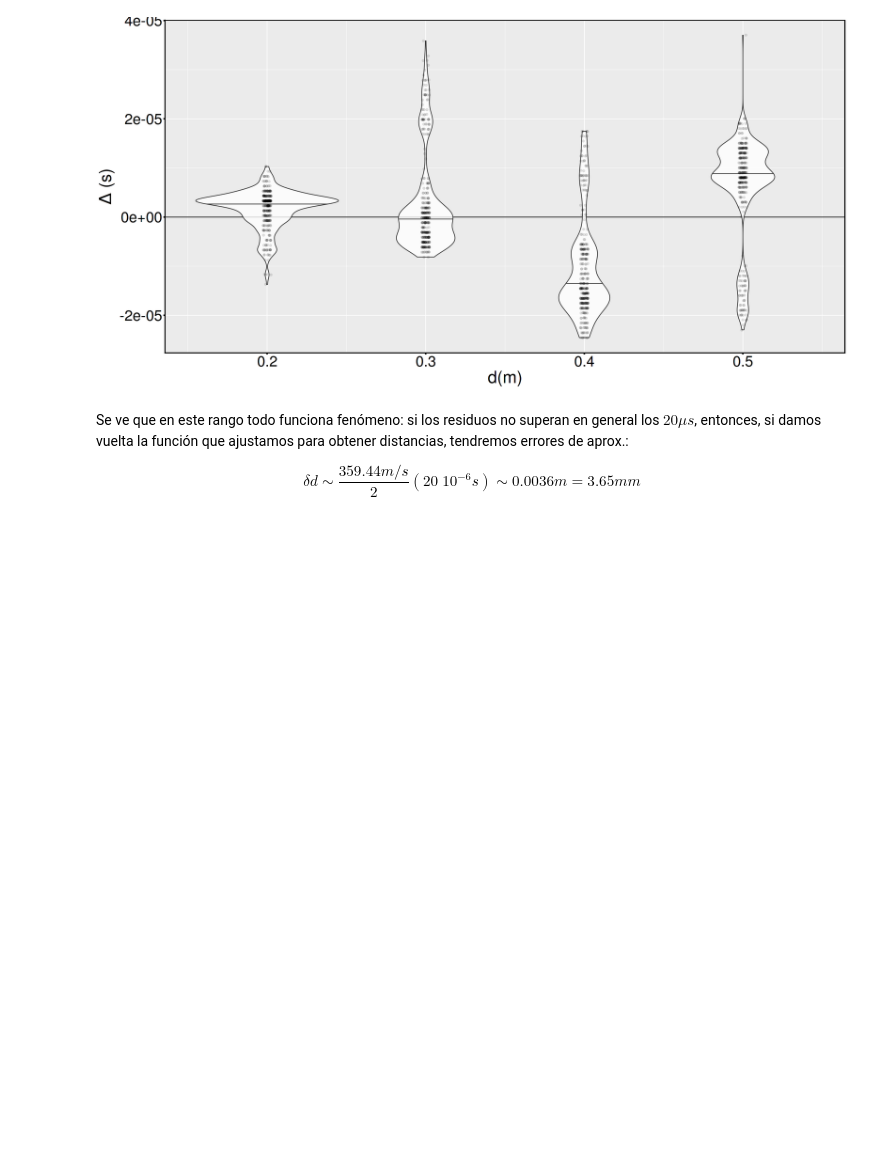
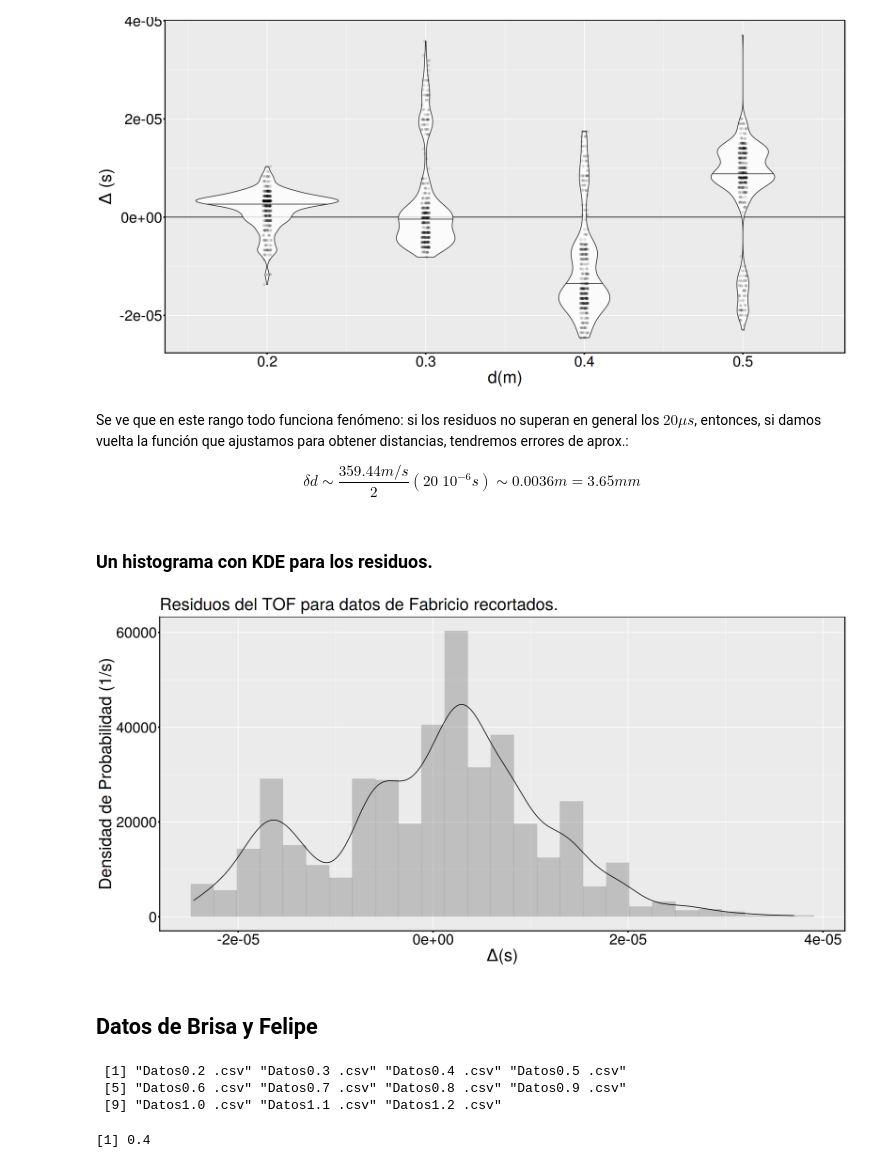
Before and after one commit to juanpabloderosas/FexpI, a Jupyter notebook: Análisis de Datos/Labo5/AnDatos5.ipynb, the cells around one changed output. Drawn from its saved outputs; the diff is of its cells as text; code cells hidden in the pictures; blank space fills up the shorter version.

Commit message:
Agrago Brisa y Felipe

```diff
--- a/Análisis de Datos/Labo5/AnDatos5.ipynb
+++ b/Análisis de Datos/Labo5/AnDatos5.ipynb
@@ -258,3 +242,29 @@ Se ve que en este rango todo funciona fenómeno: si los residuos no superan en g
 $$
 \delta d \sim \frac{359.44 m/s}{2} (20 \; 10^{-6}s) \sim 0.0036m = 3.65mm
 $$
+# %% [markdown]
+### Un histograma con KDE para los residuos.
+# %%
+gh <- ggplot(data = dn, aes(x = residuos)) +
+geom_histogram(aes(y = ..density.. ), bins = nclass.FD(dn$residuos), alpha = 0.3) +
+geom_density() +
+xlab(TeX("$\\Delta (s)$")) + ylab("Densidad de Probabilidad (1/s)") +
+ggtitle("Residuos del TOF para datos de Fabricio recortados.") +
+temajuan
+# %%
+show(gh)
+# %% [output]
+[figure, added]
+# %% [markdown]
+## Datos de Brisa y Felipe
+# %%
+datos <- "/home/juan/Documentos/Docencia/fexpi/2024/DatosLabo5/datos/BF/"
+graf <- "/home/juan/Documentos/Docencia/fexpi/2024/DatosLabo5/graf/"
+setwd(datos)
+
+archivos <- list.files(pattern = ".csv"); archivos
+# %% [output]
+ [1] "Datos0.2 .csv" "Datos0.3 .csv" "Datos0.4 .csv" "Datos0.5 .csv"
+ [5] "Datos0.6 .csv" "Datos0.7 .csv" "Datos0.8 .csv" "Datos0.9 .csv"
+ [9] "Datos1.0 .csv" "Datos1.1 .csv" "Datos1.2 .csv"
+[1] 0.4
```
Also changed, not shown: parts of 25 cells of this notebook, 1 other file.
